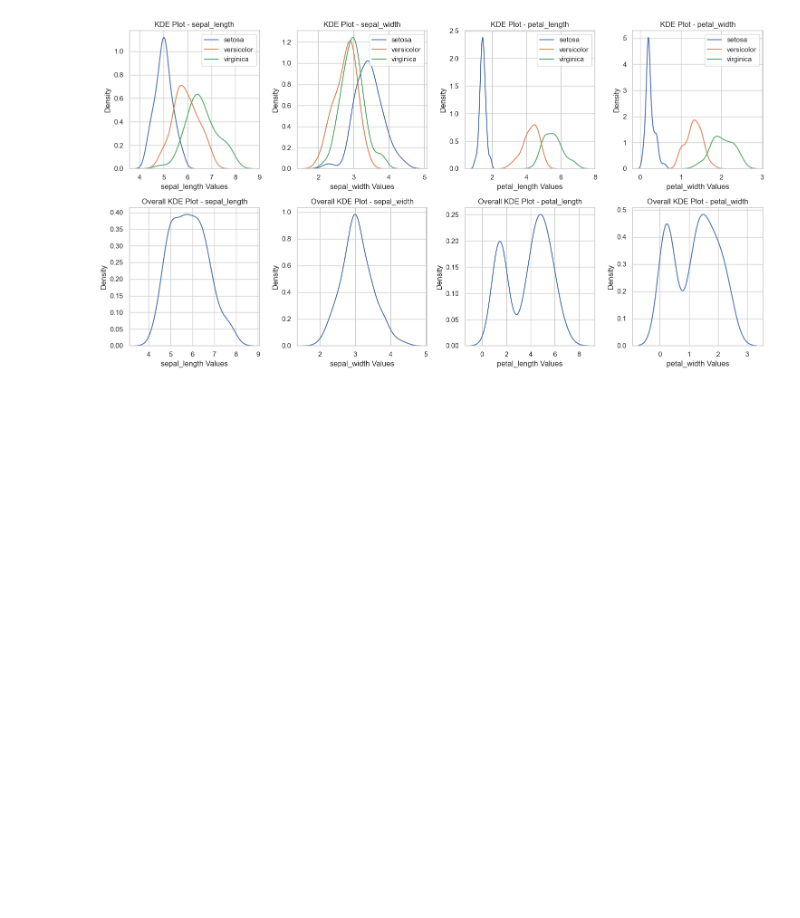
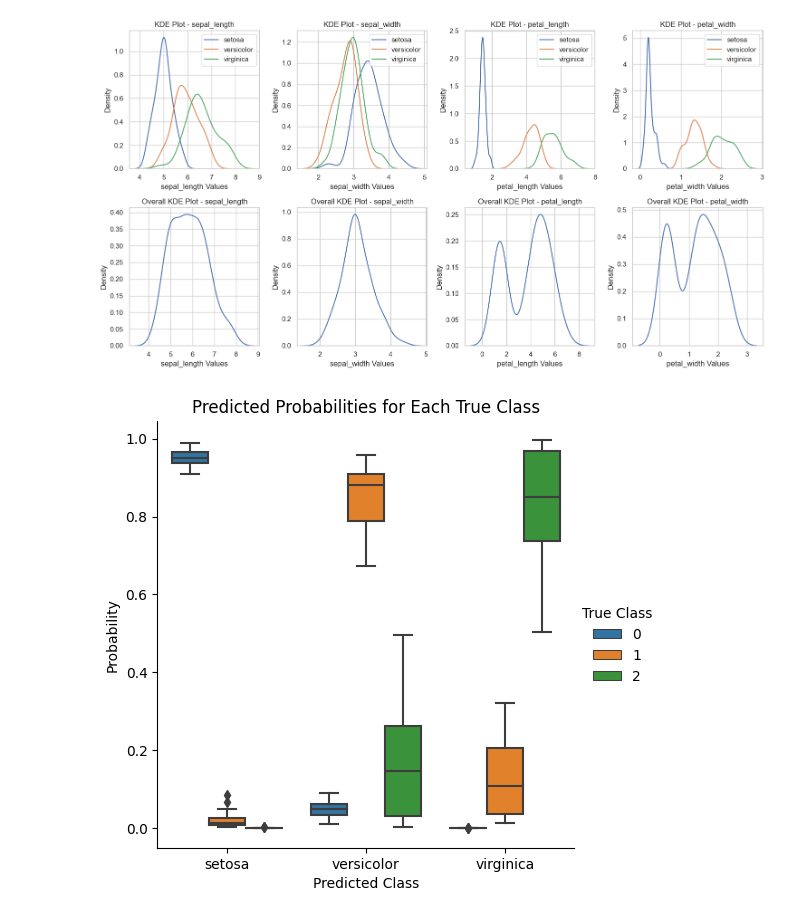
Before and after one commit to Versus-91/aitoolkit, a Jupyter notebook: test.ipynb, the cells around one changed output. Drawn from its saved outputs; the diff is of its cells as text; code cells hidden in the pictures; blank space fills up the shorter version.

```diff
--- a/test.ipynb
+++ b/test.ipynb
@@ -293,3 +293,53 @@ plt.show()
 | 148 | 6.2 | 3.4 | 5.4 | 2.3 | virginica |
 | 149 | 5.9 | 3.0 | 5.1 | 1.8 | virginica |
 [figure]
+# %%
+import seaborn as sns
+import pandas as pd
+import matplotlib.pyplot as plt
+from sklearn.datasets import load_iris
+from sklearn.model_selection import train_test_split
+from sklearn.linear_model import LogisticRegression
+
+# Load Iris dataset
+iris = load_iris()
+X = pd.DataFrame(iris.data, columns=iris.feature_names)
+y = iris.target
+
+# Split dataset into training and testing sets
+X_train, X_test, y_train, y_test = train_test_split(X, y, test_size=0.5, random_state=42)
+
+# Train logistic regression model
+log_reg = LogisticRegression(max_iter=1000)
+log_reg.fit(X_train, y_train)
+
+# Get predicted probabilities for each class
+probs = log_reg.predict_proba(X_test)
+
+# Create a DataFrame for probabilities
+probs_df = pd.DataFrame(probs, columns=iris.target_names)
+
+# Separate probabilities into three subsets based on true class labels
+subset_probs = []
+for class_label in range(3):
+    subset_probs.append(probs_df[y_test == class_label])
+
+# Combine all subsets into one DataFrame
+combined_df = pd.concat(subset_probs)
+
+# Add a column for the true class labels
+true_labels = []
+for class_label, subset in enumerate(subset_probs):
+    true_labels.extend([class_label] * len(subset))
+
+combined_df['True Class'] = true_labels
+
+# Melt the DataFrame for plotting
+melted_df = pd.melt(combined_df, id_vars=['True Class'], var_name='Predicted Class', value_name='Probability')
+
+# Create a box plot with seaborn's catplot
+sns.catplot(x='Predicted Class', y='Probability', hue='True Class', kind='box', data=melted_df)
+plt.title('Predicted Probabilities for Each True Class')
+plt.show()
+# %% [output]
+[figure, added]
```
Also changed, not shown: 4 other files.
